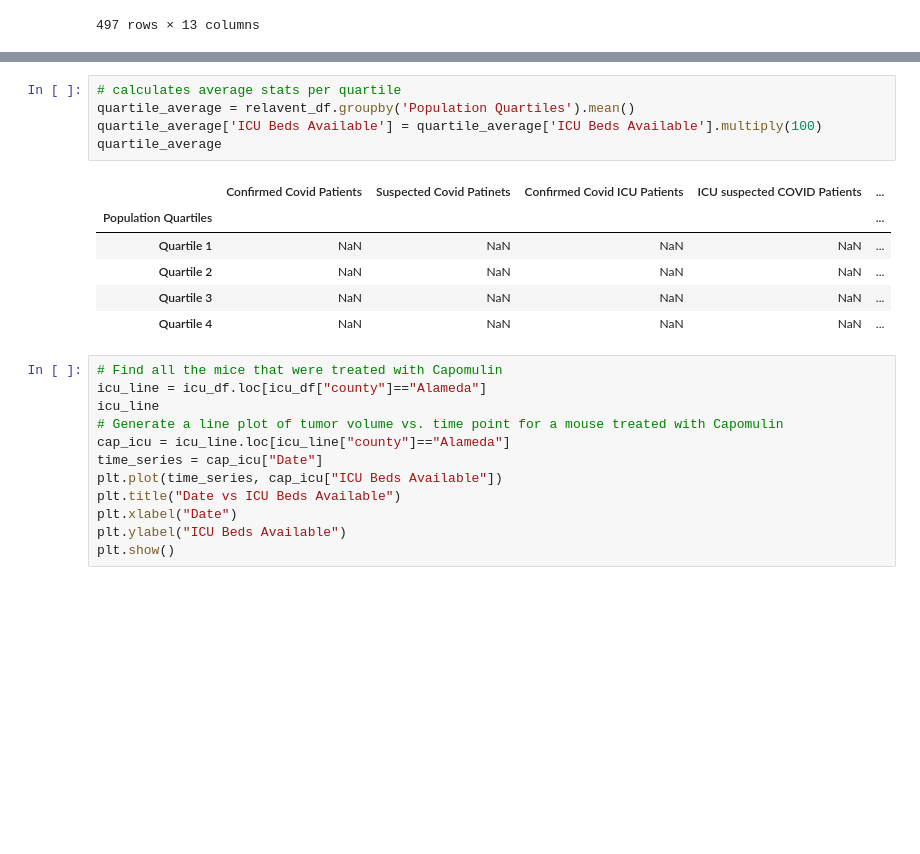
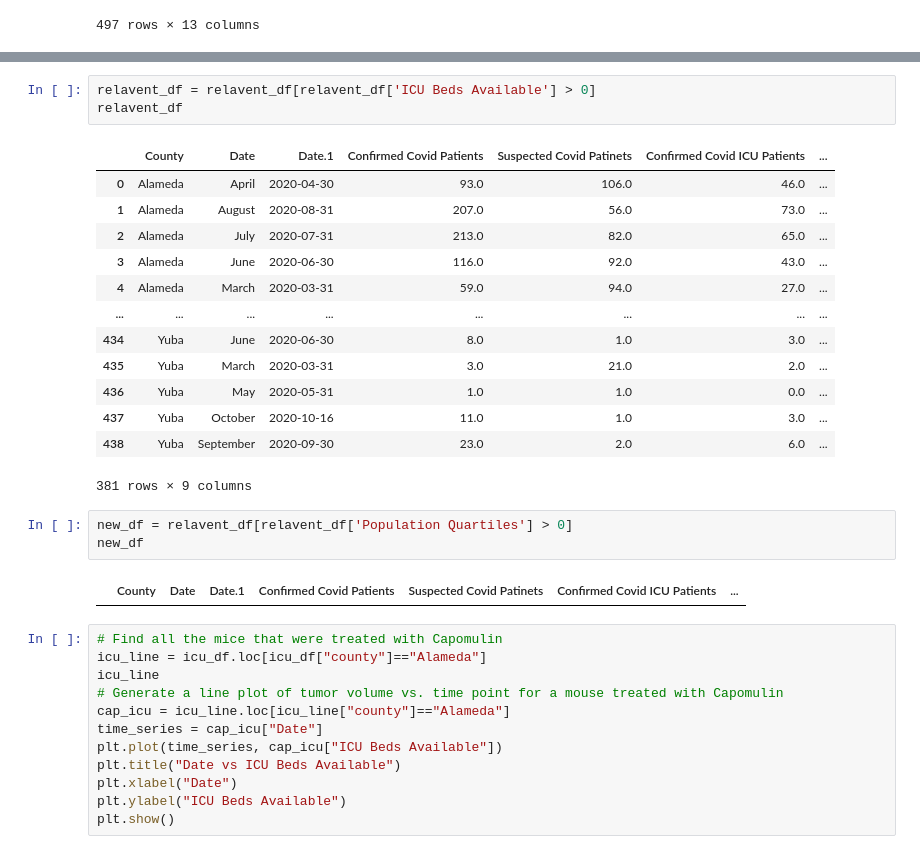
Before and after one commit to alexcorona-25/UCI-Project-1-Group-10, a Jupyter notebook: Analysis/Analysis Acorona.ipynb, the cells around one changed output, grey strips where cells are left out. Saved outputs shown, nothing was run; the diff lists cells and outputs as text; blank space fills up the shorter version.

```diff
--- a/Analysis/Analysis Acorona.ipynb
+++ b/Analysis/Analysis Acorona.ipynb
@@ -66,15 +35,25 @@ ValueError: Bin labels must be one fewer than the number of bin edges
-# %%
-# calculates average stats per quartile
-quartile_average = relavent_df.groupby('Population Quartiles').mean()
-quartile_average['ICU Beds Available'] = quartile_average['ICU Beds Available'].multiply(100)
-quartile_average
-# %% [output]
-|  | Confirmed Covid Patients | Suspected Covid Patinets | Confirmed Covid ICU Patients | ICU suspected COVID Patients | ... |
-| Population Quartiles |  |  |  |  | ... |
-| Quartile 1 | NaN | NaN | NaN | NaN | ... |
-| Quartile 2 | NaN | NaN | NaN | NaN | ... |
-| Quartile 3 | NaN | NaN | NaN | NaN | ... |
-| Quartile 4 | NaN | NaN | NaN | NaN | ... |
+# %%
+relavent_df = relavent_df[relavent_df['ICU Beds Available'] > 0]
+relavent_df
+# %% [output]
+|  | County | Date | Date.1 | Confirmed Covid Patients | Suspected Covid Patinets | Confirmed Covid ICU Patients | ... |
+| 0 | Alameda | April | 2020-04-30 | 93.0 | 106.0 | 46.0 | ... |
+| 1 | Alameda | August | 2020-08-31 | 207.0 | 56.0 | 73.0 | ... |
+| 2 | Alameda | July | 2020-07-31 | 213.0 | 82.0 | 65.0 | ... |
+| 3 | Alameda | June | 2020-06-30 | 116.0 | 92.0 | 43.0 | ... |
+| 4 | Alameda | March | 2020-03-31 | 59.0 | 94.0 | 27.0 | ... |
+| ... | ... | ... | ... | ... | ... | ... | ... |
+| 434 | Yuba | June | 2020-06-30 | 8.0 | 1.0 | 3.0 | ... |
+| 435 | Yuba | March | 2020-03-31 | 3.0 | 21.0 | 2.0 | ... |
+| 436 | Yuba | May | 2020-05-31 | 1.0 | 1.0 | 0.0 | ... |
+| 437 | Yuba | October | 2020-10-16 | 11.0 | 1.0 | 3.0 | ... |
+| 438 | Yuba | September | 2020-09-30 | 23.0 | 2.0 | 6.0 | ... |
+381 rows × 9 columns
+# %%
+new_df = relavent_df[relavent_df['Population Quartiles'] > 0]
+new_df
+# %% [output]
+|  | County | Date | Date.1 | Confirmed Covid Patients | Suspected Covid Patinets | Confirmed Covid ICU Patients | ... |
 # %%
 # Find all the mice that were treated with Capomulin
 icu_line = icu_df.loc[icu_df["county"]=="Alameda"]
```
Also changed, not shown: parts of 4 cells of this notebook, 1 other file.
